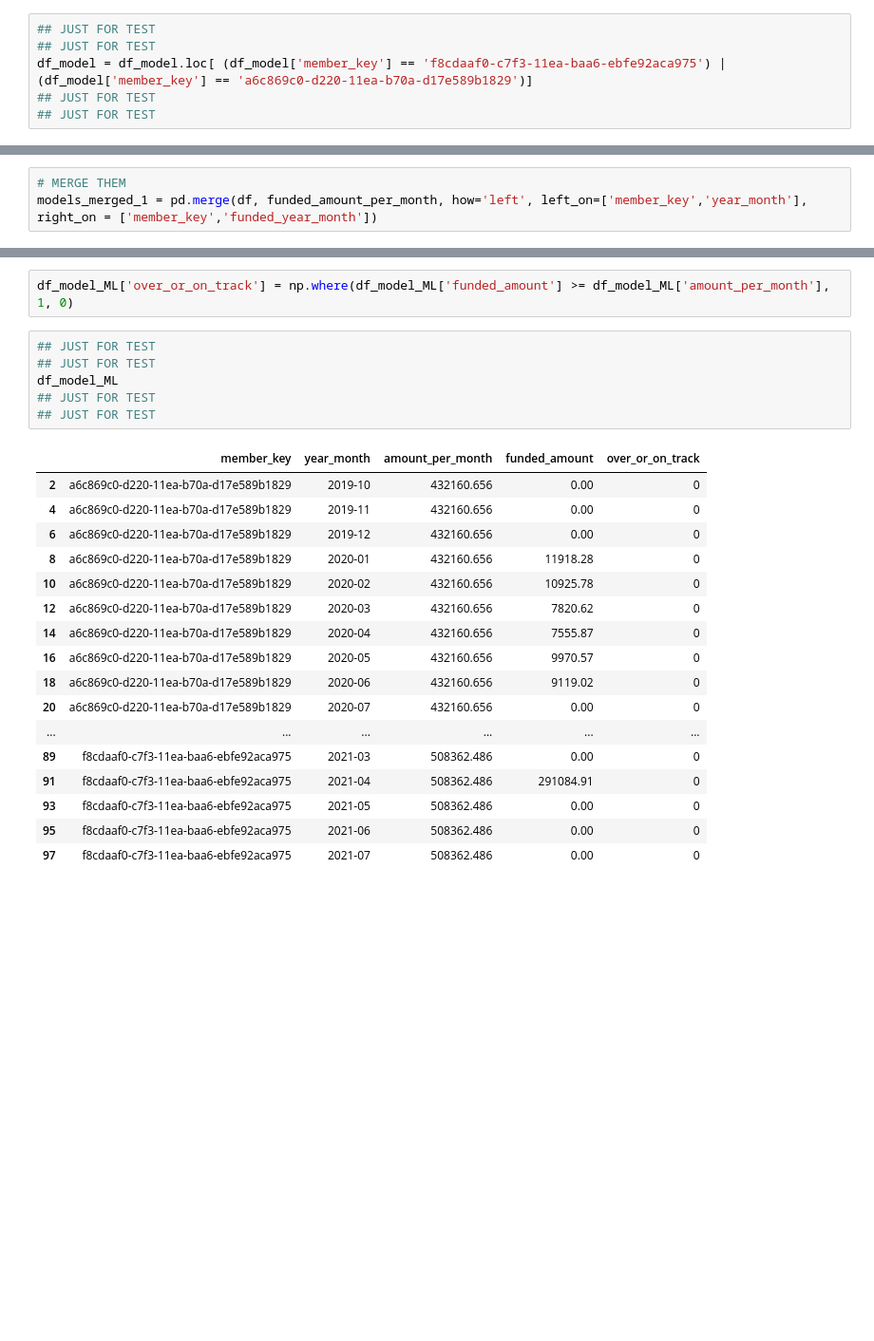
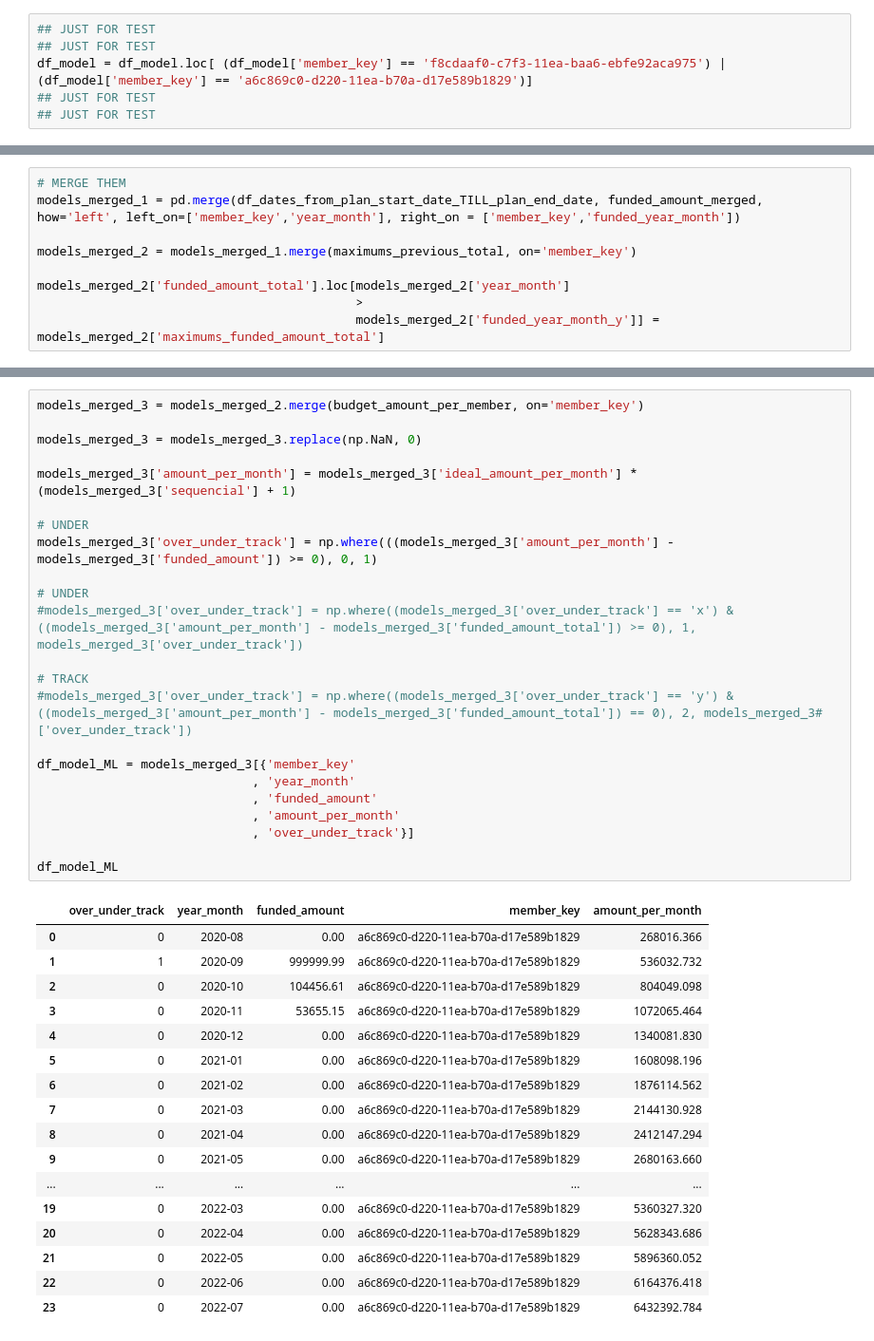
Before and after one commit to rcsjunior1987/AI, a Jupyter notebook: Budget utilisation/main.ipynb, the cells around one changed output, grey strips where cells are left out. Shown at 95% size. Cells and saved outputs as stored; diff of their text form; blank space fills up the shorter version.

```diff
--- a/Budget utilisation/main.ipynb
+++ b/Budget utilisation/main.ipynb
@@ -800,3 +863,9 @@ budget_amount_per_member
 # %%
 # MERGE THEM
-models_merged_1 = pd.merge(df, funded_amount_per_month, how='left', left_on=['member_key','year_month'], right_on = ['member_key','funded_year_month'])
+models_merged_1 = pd.merge(df_dates_from_plan_start_date_TILL_plan_end_date, funded_amount_merged, how='left', left_on=['member_key','year_month'], right_on = ['member_key','funded_year_month'])
+
+models_merged_2 = models_merged_1.merge(maximums_previous_total, on='member_key')
+
+models_merged_2['funded_amount_total'].loc[models_merged_2['year_month']
+                                           >
+                                           models_merged_2['funded_year_month_y']] = models_merged_2['maximums_funded_amount_total']
@@ -812,26 +877,41 @@ df_model_ML = models_merged.replace(np.NaN, 0)
-# %%
-df_model_ML['over_or_on_track'] = np.where(df_model_ML['funded_amount'] >= df_model_ML['amount_per_month'], 1, 0)
-# %%
-## JUST FOR TEST
-## JUST FOR TEST
-df_model_ML
-## JUST FOR TEST
-## JUST FOR TEST
-# %% [output]
-|  | member_key | year_month | amount_per_month | funded_amount | over_or_on_track |
-| 2 | a6c869c0-d220-11ea-b70a-d17e589b1829 | 2019-10 | 432160.656 | 0.00 | 0 |
-| 4 | a6c869c0-d220-11ea-b70a-d17e589b1829 | 2019-11 | 432160.656 | 0.00 | 0 |
-| 6 | a6c869c0-d220-11ea-b70a-d17e589b1829 | 2019-12 | 432160.656 | 0.00 | 0 |
-| 8 | a6c869c0-d220-11ea-b70a-d17e589b1829 | 2020-01 | 432160.656 | 11918.28 | 0 |
-| 10 | a6c869c0-d220-11ea-b70a-d17e589b1829 | 2020-02 | 432160.656 | 10925.78 | 0 |
-| 12 | a6c869c0-d220-11ea-b70a-d17e589b1829 | 2020-03 | 432160.656 | 7820.62 | 0 |
-| 14 | a6c869c0-d220-11ea-b70a-d17e589b1829 | 2020-04 | 432160.656 | 7555.87 | 0 |
-| 16 | a6c869c0-d220-11ea-b70a-d17e589b1829 | 2020-05 | 432160.656 | 9970.57 | 0 |
-| 18 | a6c869c0-d220-11ea-b70a-d17e589b1829 | 2020-06 | 432160.656 | 9119.02 | 0 |
-| 20 | a6c869c0-d220-11ea-b70a-d17e589b1829 | 2020-07 | 432160.656 | 0.00 | 0 |
-| ... | ... | ... | ... | ... | ... |
-| 89 | f8cdaaf0-c7f3-11ea-baa6-ebfe92aca975 | 2021-03 | 508362.486 | 0.00 | 0 |
-| 91 | f8cdaaf0-c7f3-11ea-baa6-ebfe92aca975 | 2021-04 | 508362.486 | 291084.91 | 0 |
-| 93 | f8cdaaf0-c7f3-11ea-baa6-ebfe92aca975 | 2021-05 | 508362.486 | 0.00 | 0 |
-| 95 | f8cdaaf0-c7f3-11ea-baa6-ebfe92aca975 | 2021-06 | 508362.486 | 0.00 | 0 |
-| 97 | f8cdaaf0-c7f3-11ea-baa6-ebfe92aca975 | 2021-07 | 508362.486 | 0.00 | 0 |
+# %%
+models_merged_3 = models_merged_2.merge(budget_amount_per_member, on='member_key')
+
+models_merged_3 = models_merged_3.replace(np.NaN, 0)
+
+models_merged_3['amount_per_month'] = models_merged_3['ideal_amount_per_month'] * (models_merged_3['sequencial'] + 1)
+
+# UNDER
+models_merged_3['over_under_track'] = np.where(((models_merged_3['amount_per_month'] - models_merged_3['funded_amount']) >= 0), 0, 1)
+
+# UNDER
+#models_merged_3['over_under_track'] = np.where((models_merged_3['over_under_track'] == 'x') & ((models_merged_3['amount_per_month'] - models_merged_3['funded_amount_total']) >= 0), 1, models_merged_3['over_under_track'])
+
+# TRACK
+#models_merged_3['over_under_track'] = np.where((models_merged_3['over_under_track'] == 'y') & ((models_merged_3['amount_per_month'] - models_merged_3['funded_amount_total']) == 0), 2, models_merged_3#['over_under_track'])
+
+df_model_ML = models_merged_3[{'member_key'
+                             , 'year_month'
+                             , 'funded_amount'
+                             , 'amount_per_month'
+                             , 'over_under_track'}]
+
+df_model_ML
+# %% [output]
+|  | over_under_track | year_month | funded_amount | member_key | amount_per_month |
+| 0 | 0 | 2020-08 | 0.00 | a6c869c0-d220-11ea-b70a-d17e589b1829 | 268016.366 |
+| 1 | 1 | 2020-09 | 999999.99 | a6c869c0-d220-11ea-b70a-d17e589b1829 | 536032.732 |
+| 2 | 0 | 2020-10 | 104456.61 | a6c869c0-d220-11ea-b70a-d17e589b1829 | 804049.098 |
+| 3 | 0 | 2020-11 | 53655.15 | a6c869c0-d220-11ea-b70a-d17e589b1829 | 1072065.464 |
+| 4 | 0 | 2020-12 | 0.00 | a6c869c0-d220-11ea-b70a-d17e589b1829 | 1340081.830 |
+| 5 | 0 | 2021-01 | 0.00 | a6c869c0-d220-11ea-b70a-d17e589b1829 | 1608098.196 |
+| 6 | 0 | 2021-02 | 0.00 | a6c869c0-d220-11ea-b70a-d17e589b1829 | 1876114.562 |
+| 7 | 0 | 2021-03 | 0.00 | a6c869c0-d220-11ea-b70a-d17e589b1829 | 2144130.928 |
+| 8 | 0 | 2021-04 | 0.00 | a6c869c0-d220-11ea-b70a-d17e589b1829 | 2412147.294 |
+| 9 | 0 | 2021-05 | 0.00 | a6c869c0-d220-11ea-b70a-d17e589b1829 | 2680163.660 |
+| ... | ... | ... | ... | ... | ... |
+| 19 | 0 | 2022-03 | 0.00 | a6c869c0-d220-11ea-b70a-d17e589b1829 | 5360327.320 |
+| 20 | 0 | 2022-04 | 0.00 | a6c869c0-d220-11ea-b70a-d17e589b1829 | 5628343.686 |
+| 21 | 0 | 2022-05 | 0.00 | a6c869c0-d220-11ea-b70a-d17e589b1829 | 5896360.052 |
+| 22 | 0 | 2022-06 | 0.00 | a6c869c0-d220-11ea-b70a-d17e589b1829 | 6164376.418 |
+| 23 | 0 | 2022-07 | 0.00 | a6c869c0-d220-11ea-b70a-d17e589b1829 | 6432392.784 |
```
Also changed, not shown: parts of 26 cells of this notebook.
